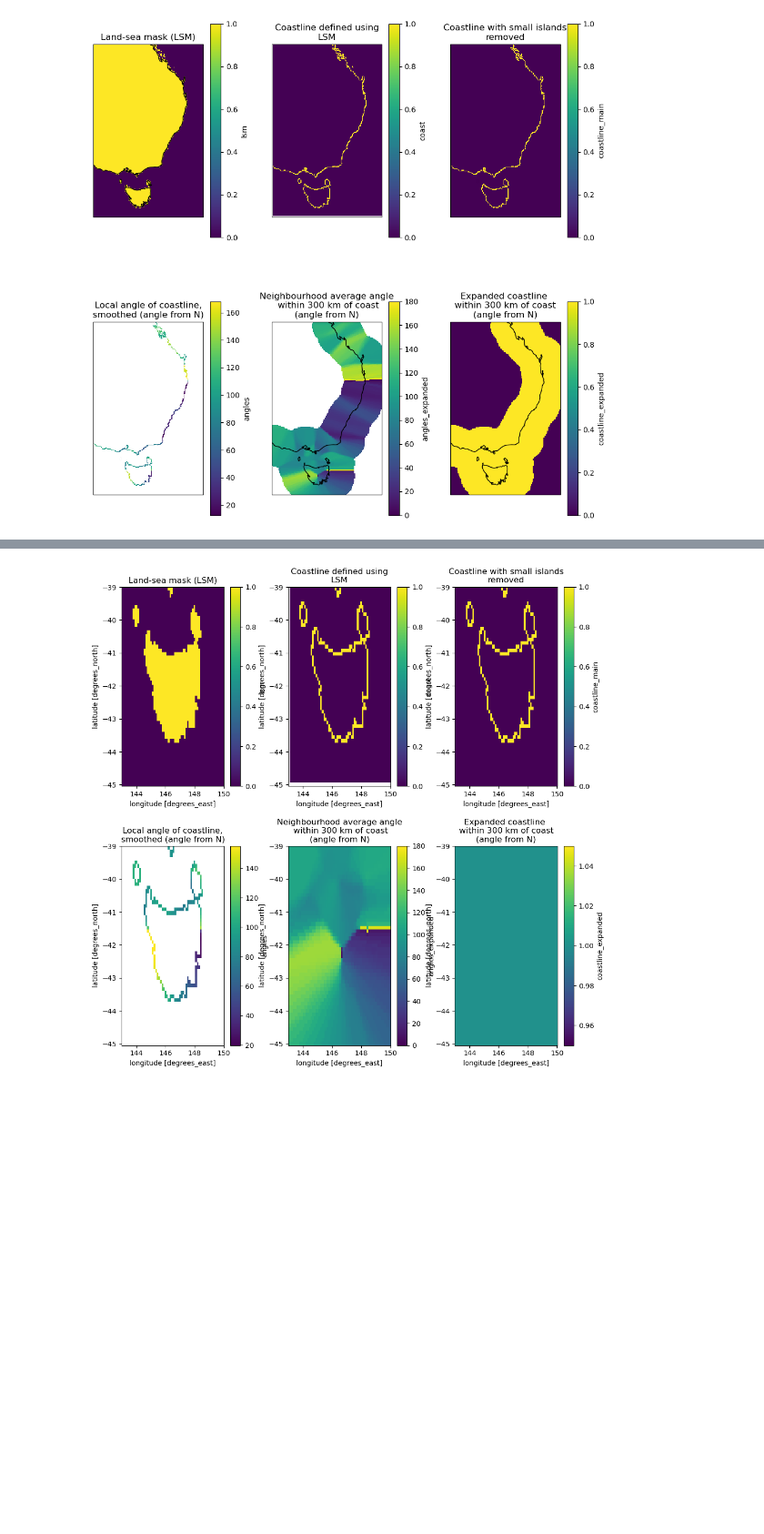
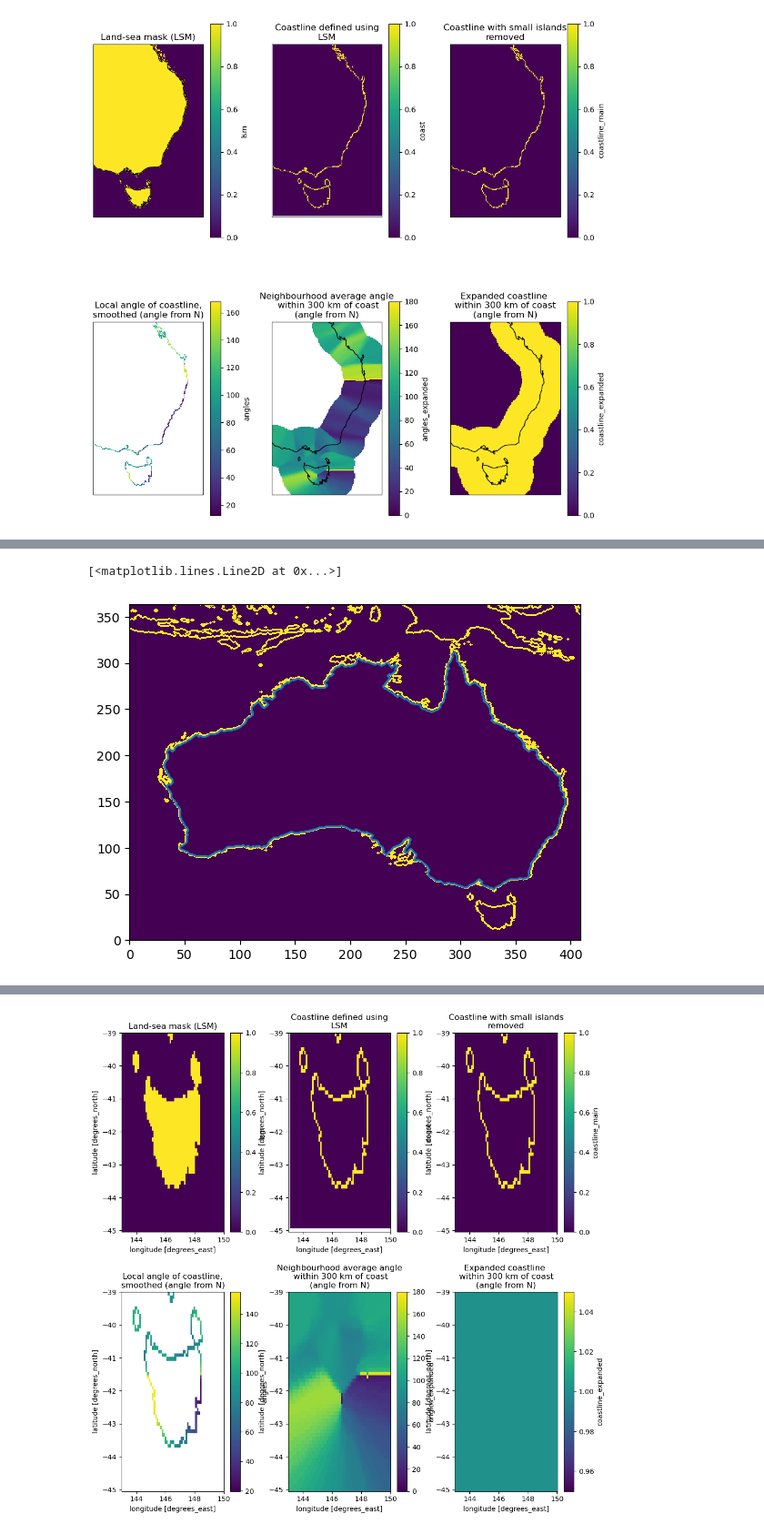
Before and after one commit to andrewbrown31/sea_breeze, a Jupyter notebook: barra_coastline.ipynb, the cells around one changed output, grey strips where cells are left out. Shown at 91% size. Saved outputs shown, nothing was run; the diff lists cells and outputs as text; code cells hidden in the pictures; blank space fills up the shorter version.

```diff
--- a/barra_coastline.ipynb
+++ b/barra_coastline.ipynb
@@ -95,0 +254,63 @@ Expanding angles to closest 10 points...
+# %%
+a=0
+sorted_inds = []
+
+
+for _ in range(1200):
+
+    #Get the x and i indices of the current point
+    a_x = bound_xind[a]
+    a_y = bound_yind[a]
+
+    #Define a list of all neighbouring points
+    neighbours = [[a_x-1,a_y+1], [a_x,a_y+1], [a_x+1,a_y+1],
+     [a_x-1,a_y], [a_x+1,a_y],
+     [a_x-1,a_y-1], [a_x,a_y-1], [a_x+1,a_y-1]]
+
+    det_ls = []
+    #Loop over all neighbouring points
+    for b in neighbours:
+        #If this neighbouring point is a boundary (coastline)
+        if bounds[b[0],b[1]]:
+            if np.sum( (np.in1d(bound_yind[sorted_inds], b[1])) & (np.in1d(bound_xind[sorted_inds], b[0])) )>=1:
+                det_ls.append(np.nan)
+            else:
+                #Then are there points in a clockwise direction (using the less algorithm)
+                det_ls.append((a_x - centre_xind) * (b[1] - centre_yind) - (b[0] - centre_xind) * (a_y - centre_yind))
+        else:
+            det_ls.append(np.nan)
+
+    if np.isnan(det_ls).all():
+        break_loop = True
+    else:
+        break_loop = False
+        next_point = neighbours[np.nanargmin(det_ls)]
+
+    if break_loop:
+        break
+
+    #print( np.sum(neighbour_less) )
+
+    #next_pos = (bound_xind==next_point[0]) & (bound_yind==next_point[1]) & (~np.in1d(point_inds,sorted_inds))
+    # if next_pos.sum() >= 1:
+    #     a = point_inds[next_pos][0]
+    #     sorted_inds.append(a)
+    #     break_loop = False
+    # else:
+    #     break_loop = True
+
+    # if break_loop:
+    #     break
+
+    a = point_inds[(bound_xind==next_point[0]) & (bound_yind==next_point[1]) & (~np.in1d(point_inds,sorted_inds))][0]
+    sorted_inds.append(a)
+
+
+plt.pcolormesh(find_boundaries(lsm))
+#plt.plot(a_y,a_x,marker="o")
+#plt.plot(np.array(neighbours)[:,1], np.array(neighbours)[:,0],marker="o",ls="none",ms=2)
+#plt.plot(np.array(neighbours)[np.in1d(neighbour_less,True),1], np.array(neighbours)[np.in1d(neighbour_less,True),0],marker="o",ls="none",ms=2)
+plt.plot(bound_yind[sorted_inds], bound_xind[sorted_inds])
+# %% [output]
+[<matplotlib.lines.Line2D at 0x...>]
+[figure, added]
```
Also changed, not shown: parts of 19 cells of this notebook, 2 other files.
